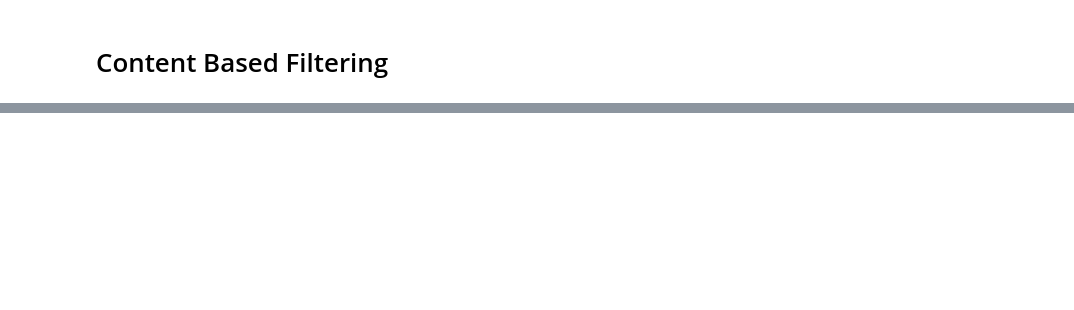
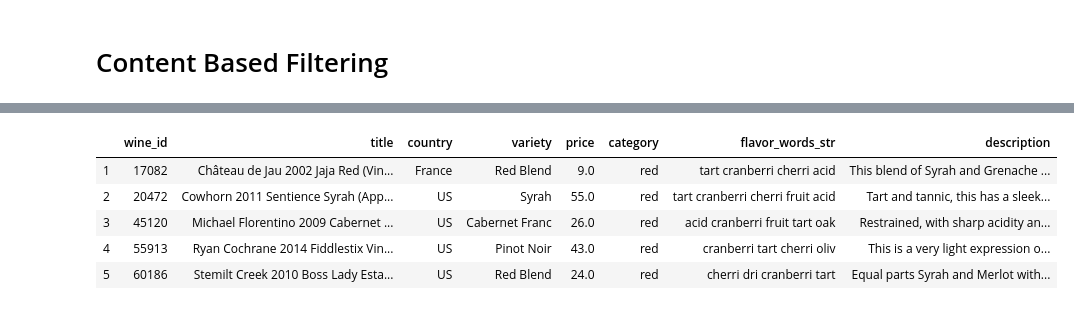
Before and after one commit to YufenLin/sommelier, a Jupyter notebook: notebooks/report/sommelier.ipynb, the cells around one changed output, grey strips where cells are left out. Drawn from its saved outputs; the diff is of its cells as text; code cells hidden in the pictures; blank space fills up the shorter version.

```diff
--- a/notebooks/report/sommelier.ipynb
+++ b/notebooks/report/sommelier.ipynb
@@ -210,3 +265,46 @@ wine.shape
 # %%
 vectorizer = TfidfVectorizer()
 tfidf_mx = vectorizer.fit_transform(wine_sample['flavor_words_str'])
+# %%
+#It takes a few minutes.
+tfidf_cos = cosine_similarity(tfidf_mx, tfidf_mx)
+# %%
+with open('../../data/processed/tfidf_cos.pkl', 'wb') as f:
+    pickle.dump(tfidf_cos, f, protocol=pickle.HIGHEST_PROTOCOL)
+f.close()
+# %%
+with open('../../data/processed/tfidf_cos.pkl', 'rb') as f:
+    tfidf_cos = pickle.load(f)
+f.close()
+# %%
+def recommend_wine(wine, wineid, n = 5, cosine_sim = tfidf_cos):
+    indices = list(wine.wine_id)
+    if wineid not in indices:
+        return []
+    else:
+        idx = wine[wine['wine_id'] == wineid].index[0]
+    scores = pd.Series(cosine_sim[idx]).sort_values(ascending = False)
+    # top n most similar wine indexes
+    # use 1:n because 0 is the same wine entered
+    top_n_idx = list(scores.iloc[1:n+1].index)
+
+    return list(wine.iloc[top_n_idx]['wine_id'])
+
+def get_wine_data(wine_id_list, wine_user):
+    top_n_df = wine_user[wine_user['wine_id'].isin(wine_id_list)]
+    top_n_df = top_n_df.sort_values("wine_id")
+    top_n_df.drop_duplicates(subset ="wine_id", keep = 'first', inplace = True)
+    top_n_df.index = np.arange(1, len(top_n_df) + 1)
+
+    return top_n_df[['wine_id','title','country','variety','price','category','flavor_words_str', 'description']]
+# %%
+wine_id = 32789
+tfidf_recommend_list = recommend_wine(wine_sample, wine_id , n=5, cosine_sim = tfidf_cos)
+get_wine_data(tfidf_recommend_list, wine_sample)
+# %% [output]
+|  | wine_id | title | country | variety | price | category | flavor_words_str | description |
+| 1 | 17082 | Château de Jau 2002 Jaja Red (Vin... | France | Red Blend | 9.0 | red | tart cranberri cherri acid | This blend of Syrah and Grenache ... |
+| 2 | 20472 | Cowhorn 2011 Sentience Syrah (App... | US | Syrah | 55.0 | red | tart cranberri cherri fruit acid | Tart and tannic, this has a sleek... |
+| 3 | 45120 | Michael Florentino 2009 Cabernet ... | US | Cabernet Franc | 26.0 | red | acid cranberri fruit tart oak | Restrained, with sharp acidity an... |
+| 4 | 55913 | Ryan Cochrane 2014 Fiddlestix Vin... | US | Pinot Noir | 43.0 | red | cranberri tart cherri oliv | This is a very light expression o... |
+| 5 | 60186 | Stemilt Creek 2010 Boss Lady Esta... | US | Red Blend | 24.0 | red | cherri dri cranberri tart | Equal parts Syrah and Merlot with... |
```
Also changed, not shown: parts of 14 cells of this notebook, 1 other file.
